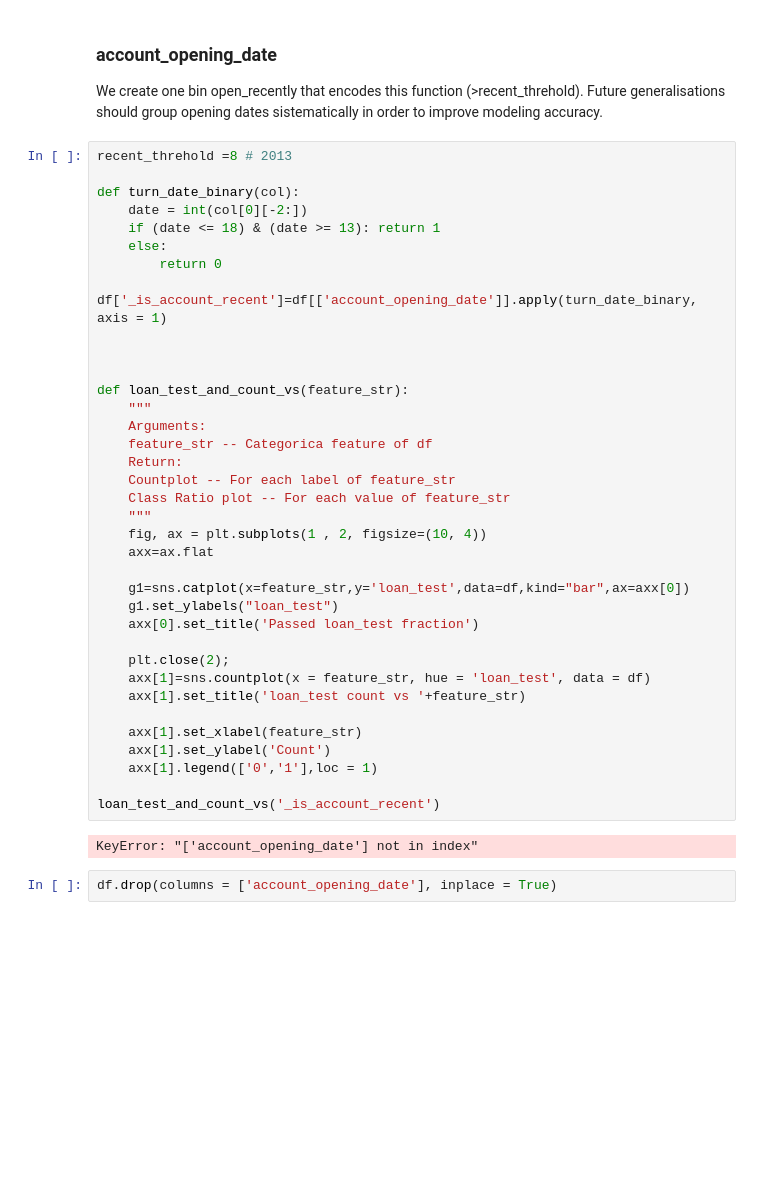
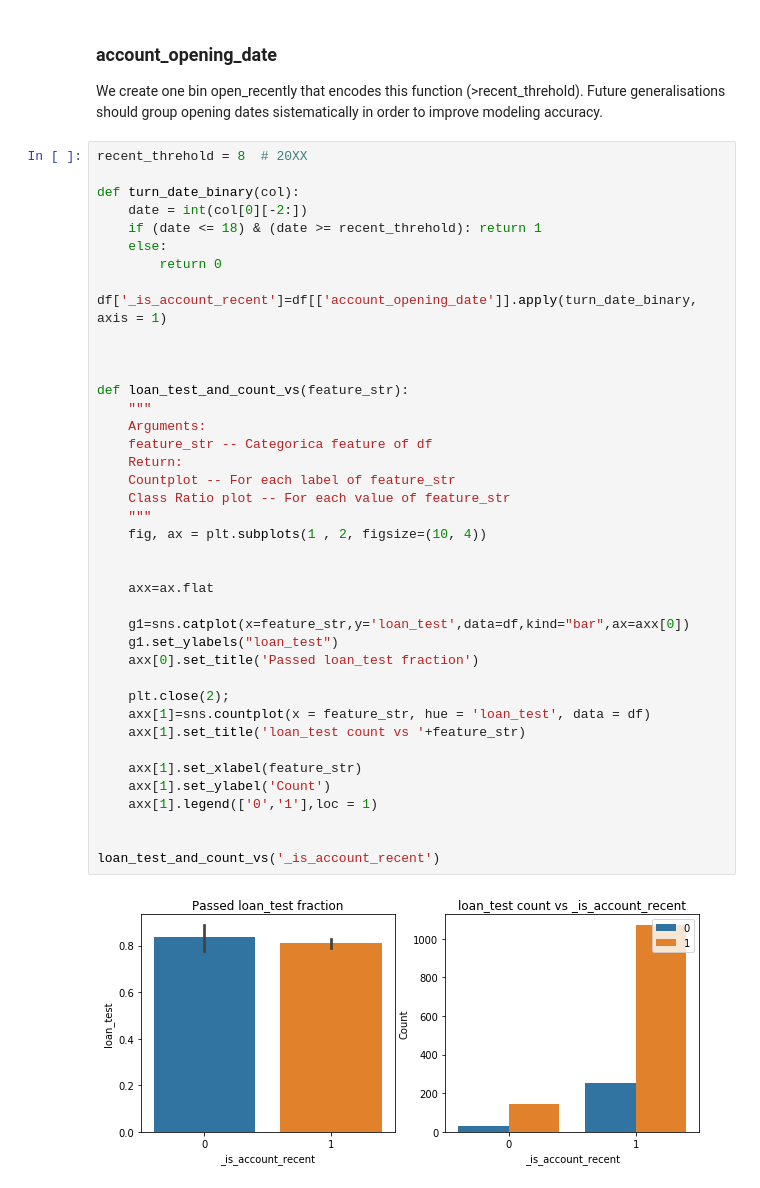
Before and after one commit to reneang17/fintech-demo, a Jupyter notebook: data_preparation.ipynb, the cells around one changed output. Cells and saved outputs as stored; diff of their text form; blank space fills up the shorter version.

```diff
--- a/data_preparation.ipynb
+++ b/data_preparation.ipynb
@@ -177,43 +177,44 @@ memory usage: 140.3+ KB
 We create one bin open_recently that encodes this function (>recent_threhold). Future generalisations should
 group opening dates sistematically in order to improve modeling accuracy.
 # %%
-recent_threhold =8 # 2013
+recent_threhold = 8  # 20XX
 
 def turn_date_binary(col):
     date = int(col[0][-2:])
-    if (date <= 18) & (date >= 13): return 1
+    if (date <= 18) & (date >= recent_threhold): return 1
     else:
         return 0
 
 df['_is_account_recent']=df[['account_opening_date']].apply(turn_date_binary, axis = 1)
 
 
 
 def loan_test_and_count_vs(feature_str):
     """
     Arguments:
     feature_str -- Categorica feature of df
     Return:
     Countplot -- For each label of feature_str
     Class Ratio plot -- For each value of feature_str
     """
     fig, ax = plt.subplots(1 , 2, figsize=(10, 4))
+
+
     axx=ax.flat
 
     g1=sns.catplot(x=feature_str,y='loan_test',data=df,kind="bar",ax=axx[0])
     g1.set_ylabels("loan_test")
     axx[0].set_title('Passed loan_test fraction')
 
     plt.close(2);
     axx[1]=sns.countplot(x = feature_str, hue = 'loan_test', data = df)
     axx[1].set_title('loan_test count vs '+feature_str)
 
     axx[1].set_xlabel(feature_str)
     axx[1].set_ylabel('Count')
     axx[1].legend(['0','1'],loc = 1)
 
+
 loan_test_and_count_vs('_is_account_recent')
 # %% [output]
-KeyError: "['account_opening_date'] not in index"
+[figure, added]
-# %%
-df.drop(columns = ['account_opening_date'], inplace = True)
```
Also changed, not shown: parts of 7 cells of this notebook.
